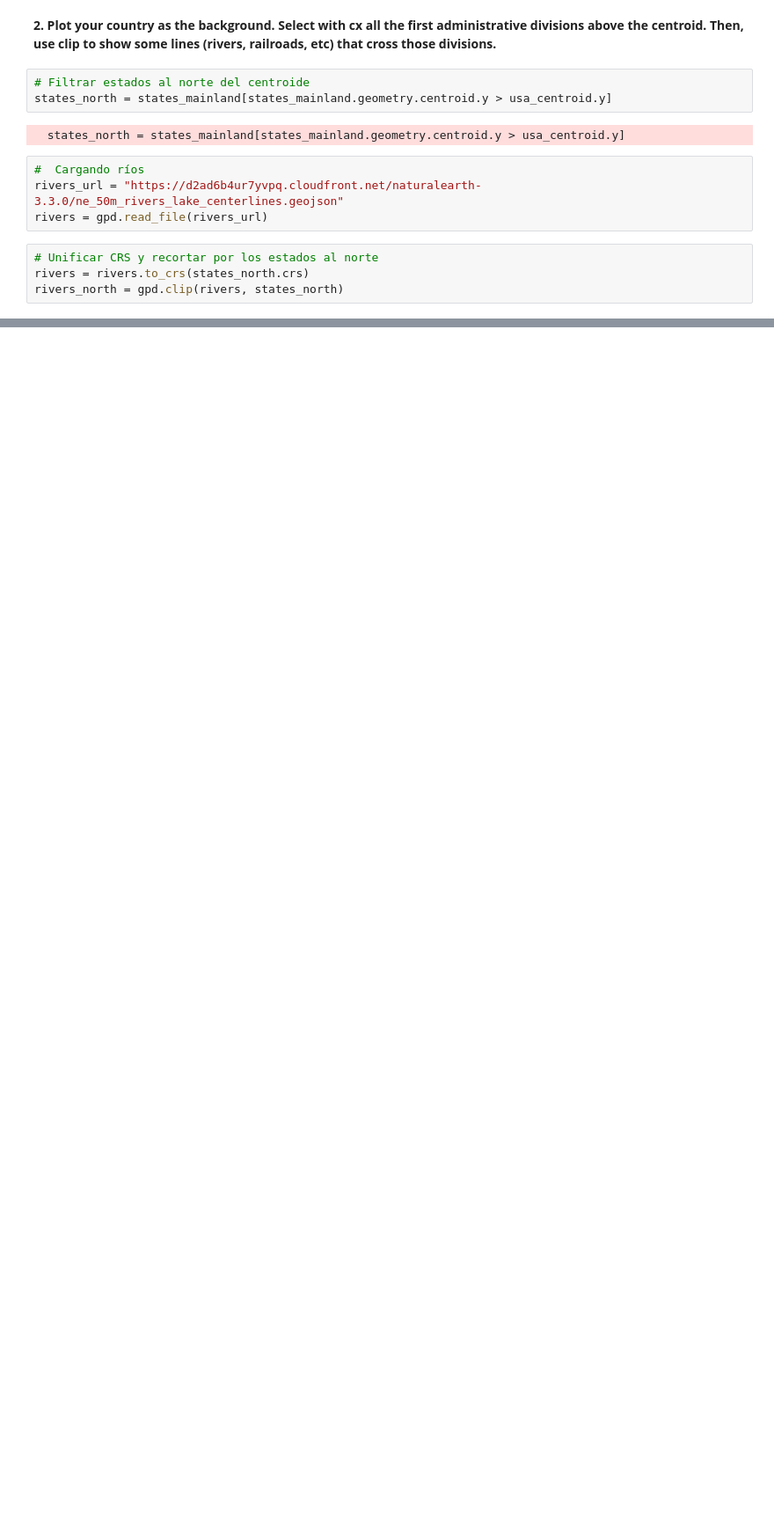
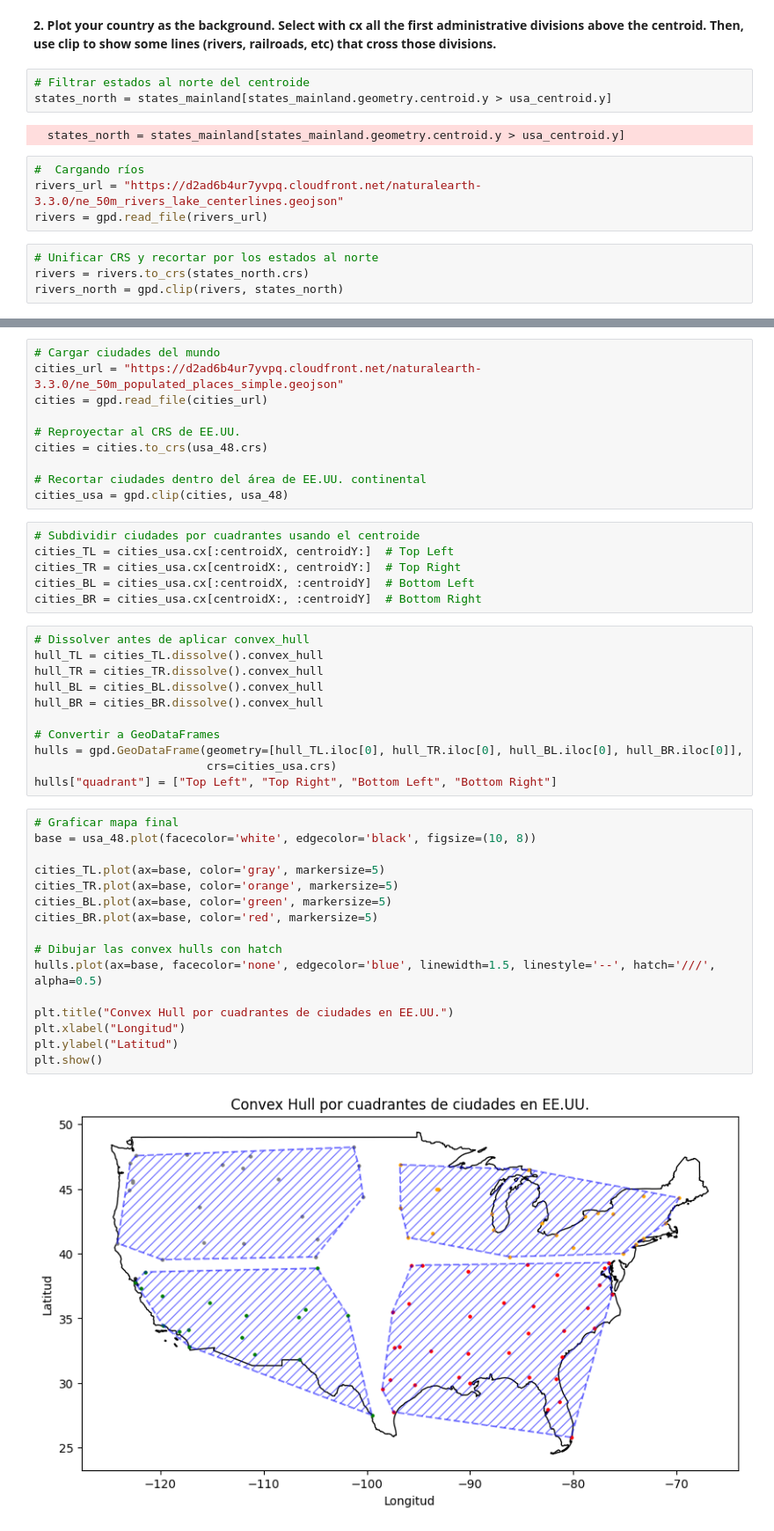
Before and after one commit to Derick047/PC5, a Jupyter notebook: PC5_IAE.ipynb, the cells around one changed output, grey strips where cells are left out. Shown at 88% size. Cells and saved outputs as stored; diff of their text form; blank space fills up the shorter version.

```diff
--- a/PC5_IAE.ipynb
+++ b/PC5_IAE.ipynb
@@ -256,0 +293,45 @@ plt.show()
+# %%
+# Cargar ciudades del mundo
+cities_url = "https://d2ad6b4ur7yvpq.cloudfront.net/naturalearth-3.3.0/ne_50m_populated_places_simple.geojson"
+cities = gpd.read_file(cities_url)
+
+# Reproyectar al CRS de EE.UU.
+cities = cities.to_crs(usa_48.crs)
+
+# Recortar ciudades dentro del área de EE.UU. continental
+cities_usa = gpd.clip(cities, usa_48)
+# %%
+# Subdividir ciudades por cuadrantes usando el centroide
+cities_TL = cities_usa.cx[:centroidX, centroidY:]  # Top Left
+cities_TR = cities_usa.cx[centroidX:, centroidY:]  # Top Right
+cities_BL = cities_usa.cx[:centroidX, :centroidY]  # Bottom Left
+cities_BR = cities_usa.cx[centroidX:, :centroidY]  # Bottom Right
+# %%
+# Dissolver antes de aplicar convex_hull
+hull_TL = cities_TL.dissolve().convex_hull
+hull_TR = cities_TR.dissolve().convex_hull
+hull_BL = cities_BL.dissolve().convex_hull
+hull_BR = cities_BR.dissolve().convex_hull
+
+# Convertir a GeoDataFrames
+hulls = gpd.GeoDataFrame(geometry=[hull_TL.iloc[0], hull_TR.iloc[0], hull_BL.iloc[0], hull_BR.iloc[0]],
+                         crs=cities_usa.crs)
+hulls["quadrant"] = ["Top Left", "Top Right", "Bottom Left", "Bottom Right"]
+# %%
+# Graficar mapa final
+base = usa_48.plot(facecolor='white', edgecolor='black', figsize=(10, 8))
+
+cities_TL.plot(ax=base, color='gray', markersize=5)
+cities_TR.plot(ax=base, color='orange', markersize=5)
+cities_BL.plot(ax=base, color='green', markersize=5)
+cities_BR.plot(ax=base, color='red', markersize=5)
+
+# Dibujar las convex hulls con hatch
+hulls.plot(ax=base, facecolor='none', edgecolor='blue', linewidth=1.5, linestyle='--', hatch='///', alpha=0.5)
+
+plt.title("Convex Hull por cuadrantes de ciudades en EE.UU.")
+plt.xlabel("Longitud")
+plt.ylabel("Latitud")
+plt.show()
+# %% [output]
+[figure, added]
```
Also changed, not shown: parts of 16 cells of this notebook, 1 other file.
